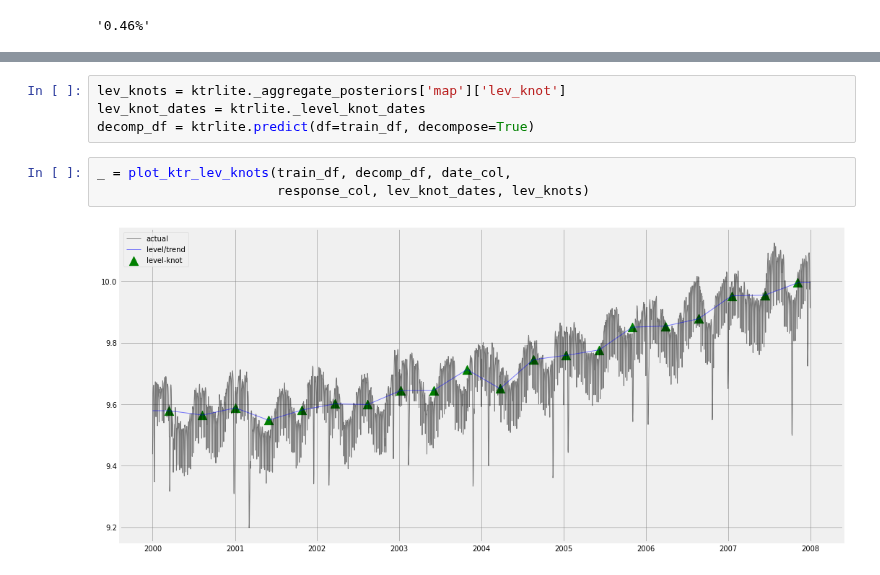
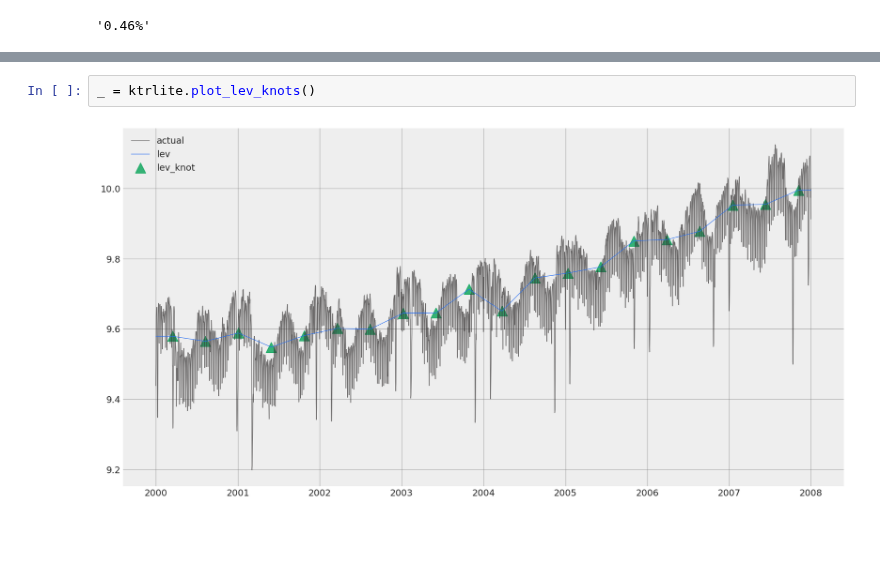
Before and after one commit to uber/orbit, a Jupyter notebook: examples/ktrlite.ipynb, the cells around one changed output, grey strips where cells are left out. Cells and saved outputs as stored; diff of their text form; blank space fills up the shorter version.

```diff
--- a/examples/ktrlite.ipynb
+++ b/examples/ktrlite.ipynb
@@ -116,9 +109,4 @@ _ = plot_predicted_components(predicted_df=predicted_df[:70], date_col=date_col,
-# %%
-lev_knots = ktrlite._aggregate_posteriors['map']['lev_knot']
-lev_knot_dates = ktrlite._level_knot_dates
-decomp_df = ktrlite.predict(df=train_df, decompose=True)
-# %%
-_ = plot_ktr_lev_knots(train_df, decomp_df, date_col,
-                       response_col, lev_knot_dates, lev_knots)
-# %% [output]
-[figure, removed]
+# %%
+_ = ktrlite.plot_lev_knots()
+# %% [output]
+[figure, added]
```
Also changed, not shown: parts of 13 cells of this notebook, 4 other files.
